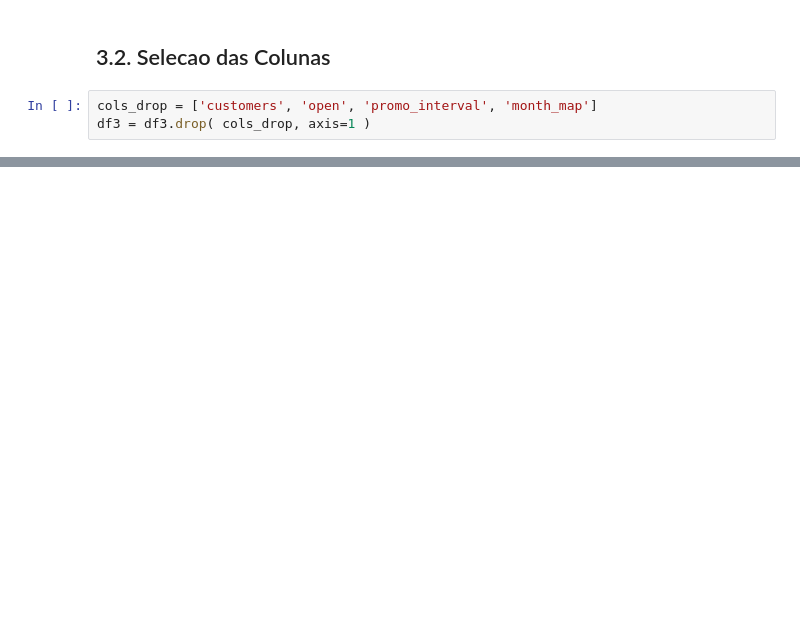
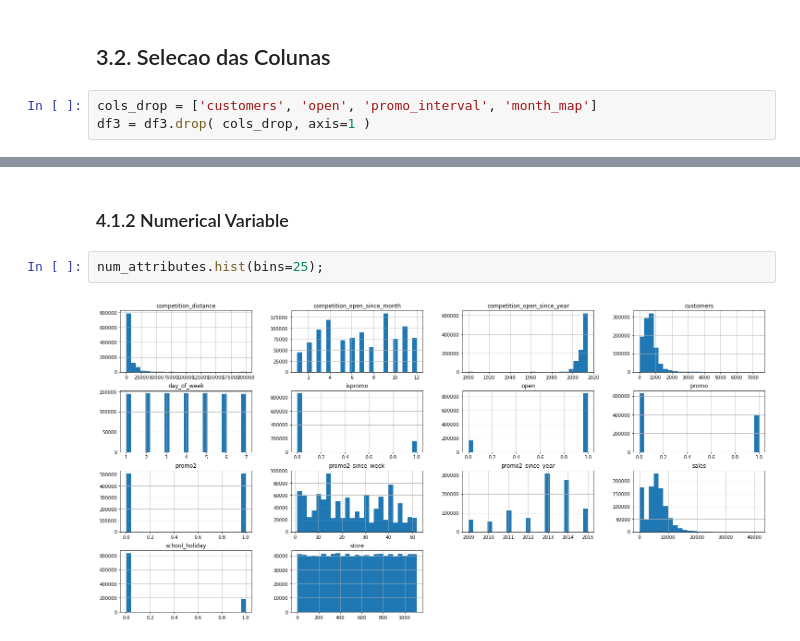
Before and after one commit to TaizAlves/DS_em_Producao, a Jupyter notebook: DS_Modulo02.ipynb, the cells around one changed output, grey strips where cells are left out. Saved outputs shown, nothing was run; the diff lists cells and outputs as text; blank space fills up the shorter version.

```diff
--- a/DS_Modulo02.ipynb
+++ b/DS_Modulo02.ipynb
@@ -396,0 +417,6 @@ df3 = df3.drop( cols_drop, axis=1 )
+# %% [markdown]
+### 4.1.2 Numerical Variable
+# %%
+num_attributes.hist(bins=25);
+# %% [output]
+[figure, added]
```
Also changed, not shown: parts of 24 cells of this notebook.
